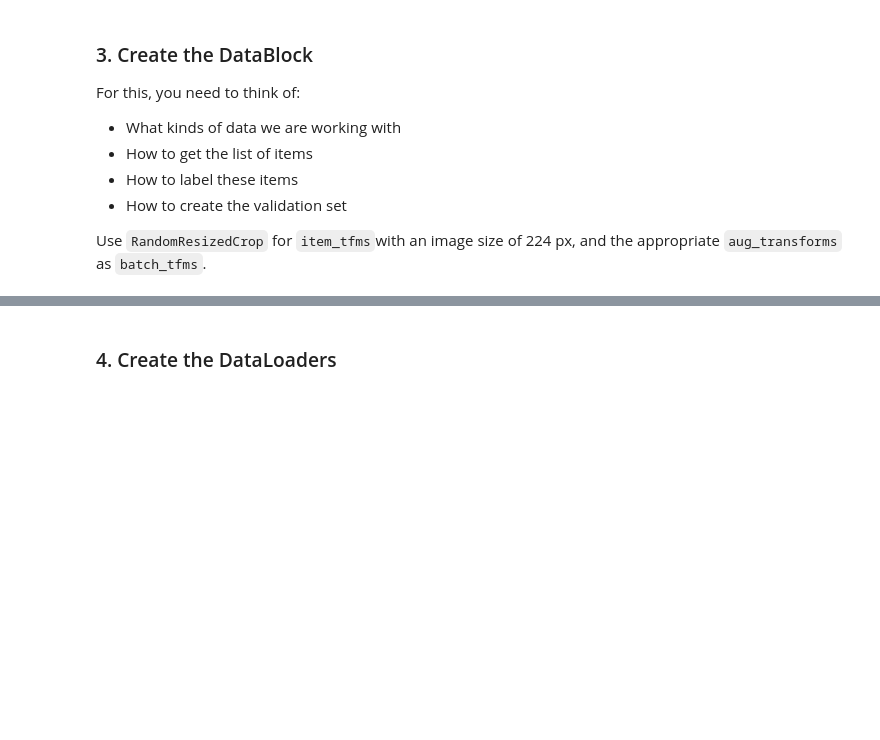
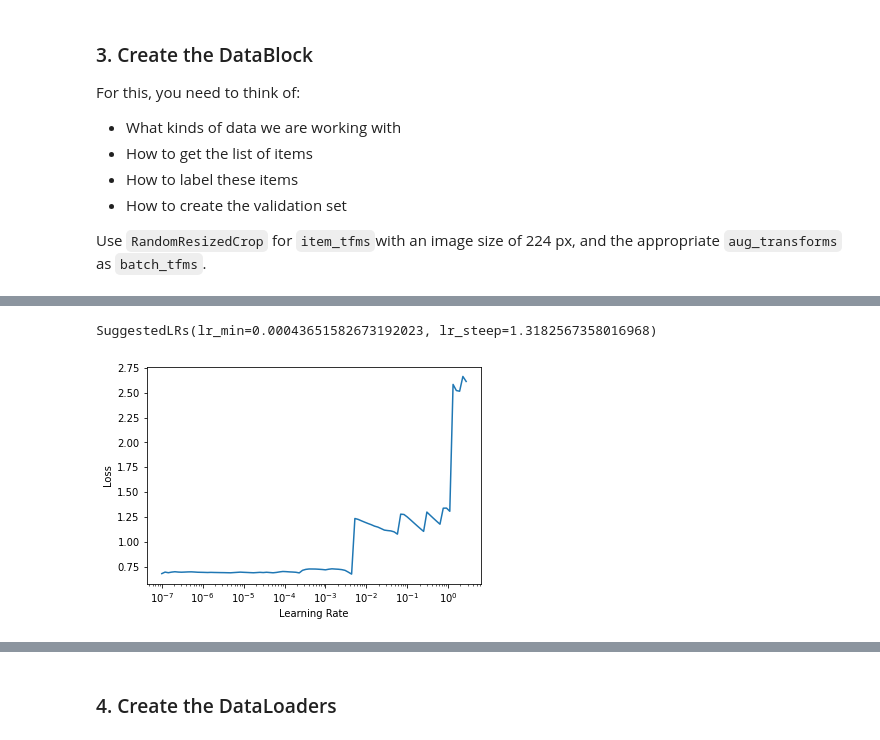
Before and after one commit to pds2021/a5-just1130, a Jupyter notebook: Assignment_5.ipynb, the cells around one changed output, grey strips where cells are left out. Saved outputs shown, nothing was run; the diff lists cells and outputs as text; code cells hidden in the pictures; blank space fills up the shorter version.

```diff
--- a/Assignment_5.ipynb
+++ b/Assignment_5.ipynb
@@ -130,0 +197,6 @@ TypeError: ignored
+# %%
+from fastai.vision.gan import *
+crit_learner = Learner(dataloaderCrit,gan_critic(),metrics=accuracy_thresh_expand, loss_func=AdaptiveLoss(nn.BCEWithLogitsLoss()))
+# %%
+crit_learner.lr_find()
+# %% [output]
@@ -130,0 +204,2 @@ TypeError: ignored
+SuggestedLRs(lr_min=0.00043651582673192023, lr_steep=1.3182567358016968)
+[figure, added]
```
Also changed, not shown: parts of 17 cells of this notebook.
